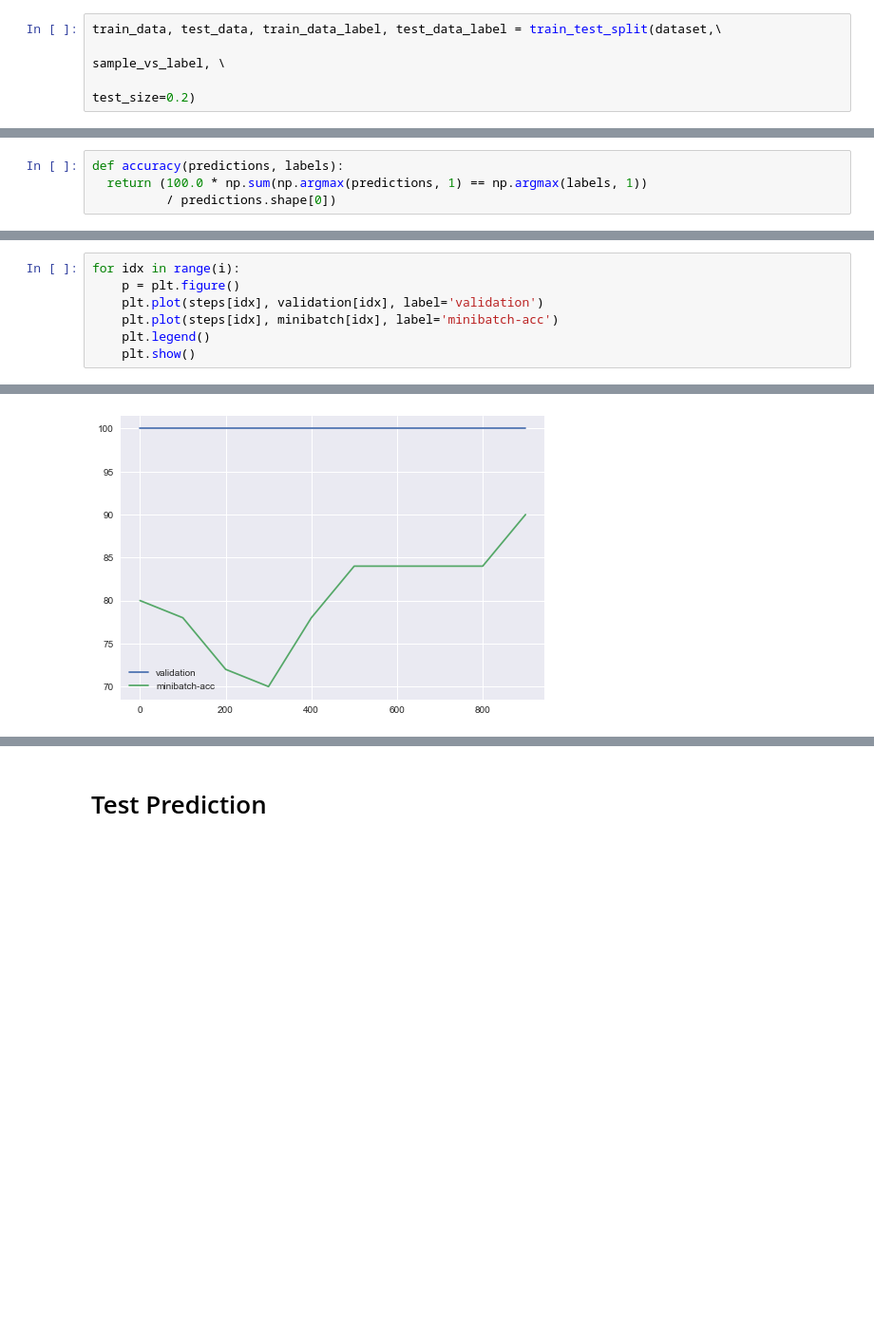
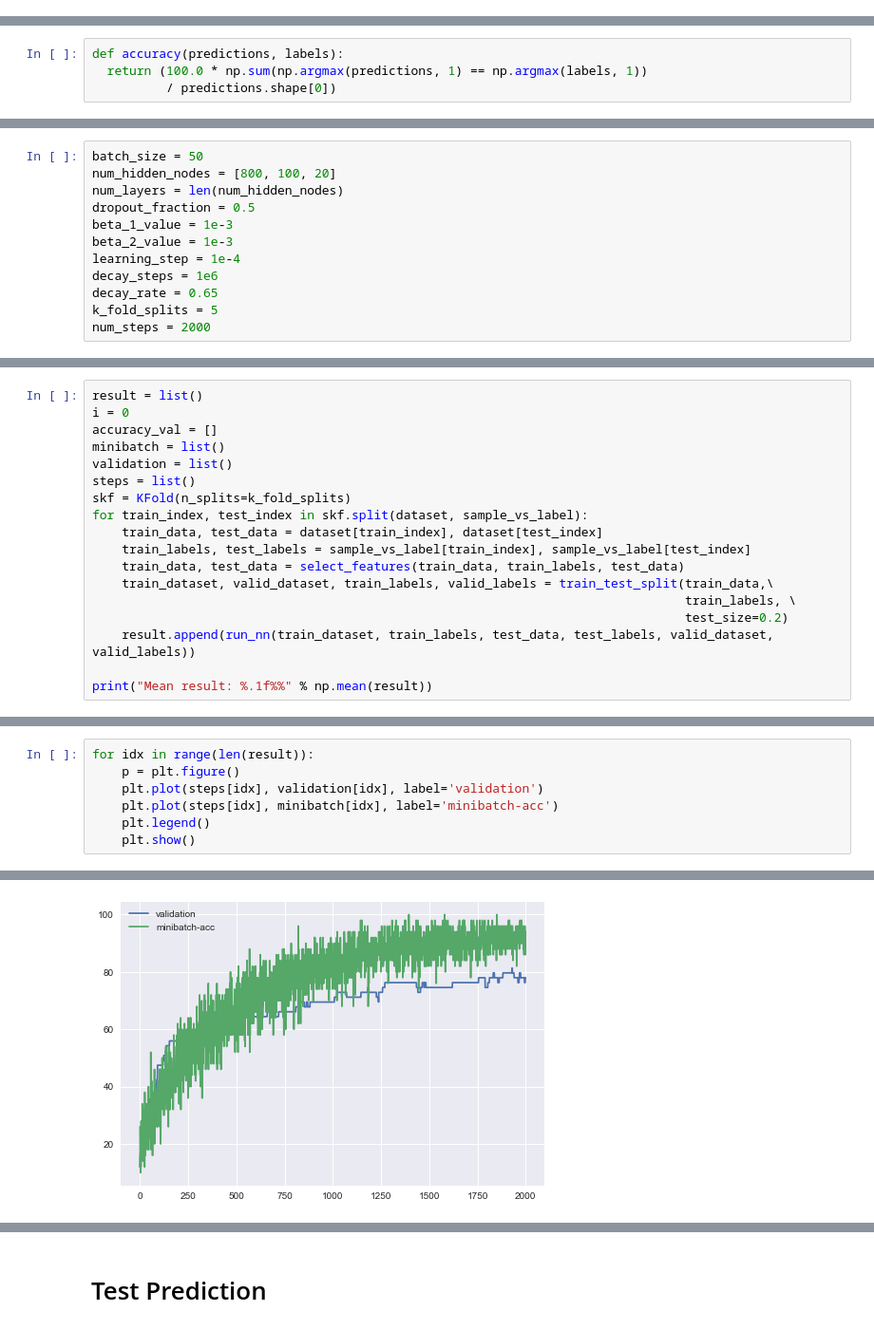
Before and after one commit to samanta-anupam/pheno-predictor, a Jupyter notebook: Population_predictor.ipynb, the cells around one changed output, grey strips where cells are left out. Shown: that part at 95% size. Cells and saved outputs as stored; diff of their text form; blank space fills up the shorter version.

Commit message:
Add files via upload
Adding batch normalization and K-fold cross validation
Also reporting F1 Score.

```diff
--- a/Population_predictor.ipynb
+++ b/Population_predictor.ipynb
@@ -105,7 +106,3 @@ print(sample_vs_label[:5])
  [ 1.  0.  0.  0.  0.]
  [ 1.  0.  0.  0.  0.]
  [ 0.  1.  0.  0.  0.]]
-# %%
-train_data, test_data, train_data_label, test_data_label = train_test_split(dataset,\
-                                                                                          sample_vs_label, \
-                                                                                          test_size=0.2)
@@ -145,0 +149,12 @@ Using a 2-layer fully connected neural network of 128, 64 relu neurons with batc
+# %%
+batch_size = 50
+num_hidden_nodes = [800, 100, 20]
+num_layers = len(num_hidden_nodes)
+dropout_fraction = 0.5
+beta_1_value = 1e-3
+beta_2_value = 1e-3
+learning_step = 1e-4
+decay_steps = 1e6
+decay_rate = 0.65
+k_fold_splits = 5
+num_steps = 2000
@@ -262,0 +270,18 @@ Mean result: 91.9%
+# %%
+result = list()
+i = 0
+accuracy_val = []
+minibatch = list()
+validation = list()
+steps = list()
+skf = KFold(n_splits=k_fold_splits)
+for train_index, test_index in skf.split(dataset, sample_vs_label):
+    train_data, test_data = dataset[train_index], dataset[test_index]
+    train_labels, test_labels = sample_vs_label[train_index], sample_vs_label[test_index]
+    train_data, test_data = select_features(train_data, train_labels, test_data)
+    train_dataset, valid_dataset, train_labels, valid_labels = train_test_split(train_data,\
+                                                                                train_labels, \
+                                                                                test_size=0.2)
+    result.append(run_nn(train_dataset, train_labels, test_data, test_labels, valid_dataset, valid_labels))
+
+print("Mean result: %.1f%%" % np.mean(result))
@@ -263,5 +306,5 @@ Mean result: 91.9%
 # %%
-for idx in range(i):
+for idx in range(len(result)):
     p = plt.figure()
     plt.plot(steps[idx], validation[idx], label='validation')
     plt.plot(steps[idx], minibatch[idx], label='minibatch-acc')
@@ -273 +316 @@ for idx in range(i):
-[figure, old version]
+[figure, new version]
```
Also changed, not shown: parts of 16 cells of this notebook.
